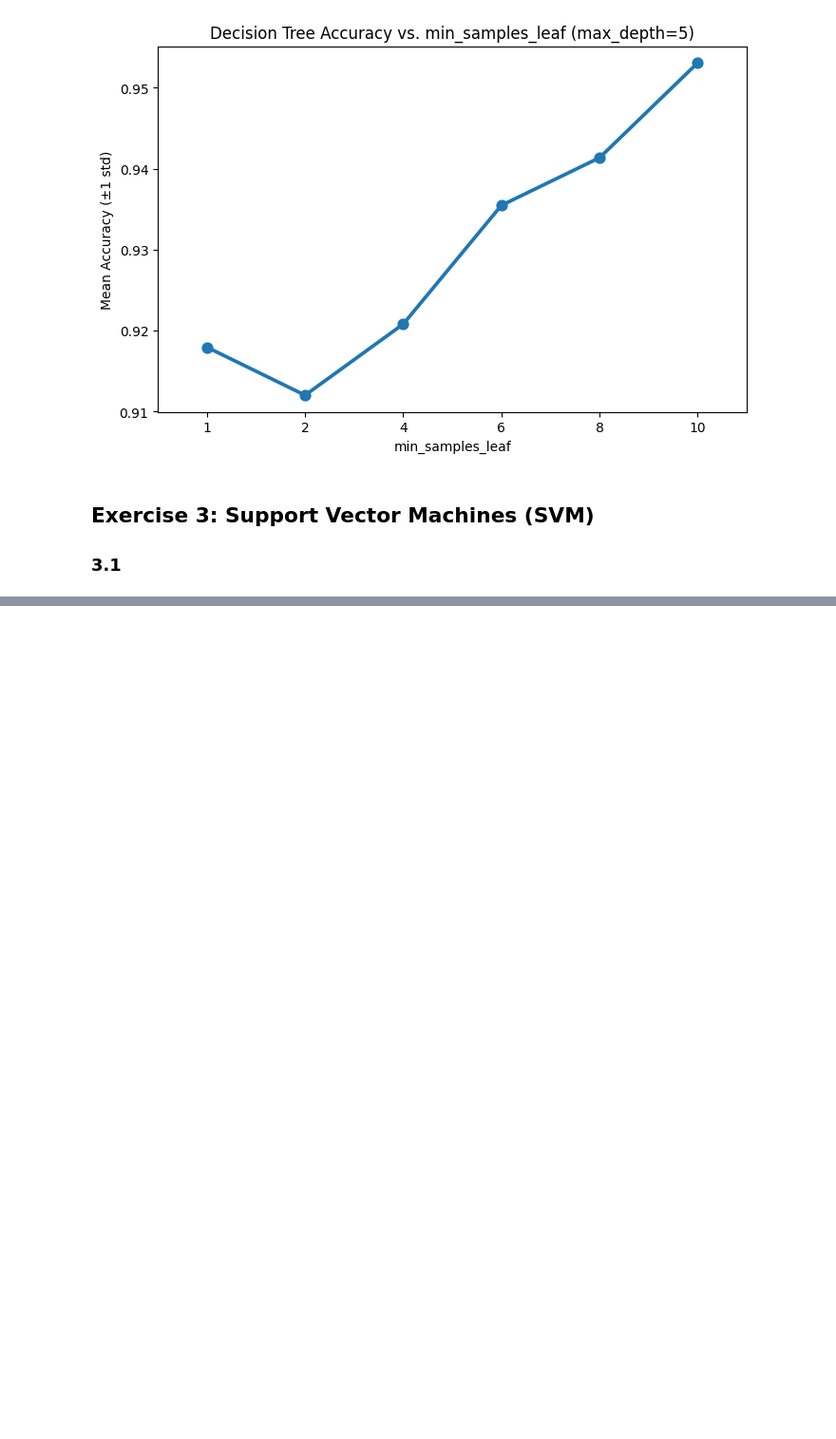
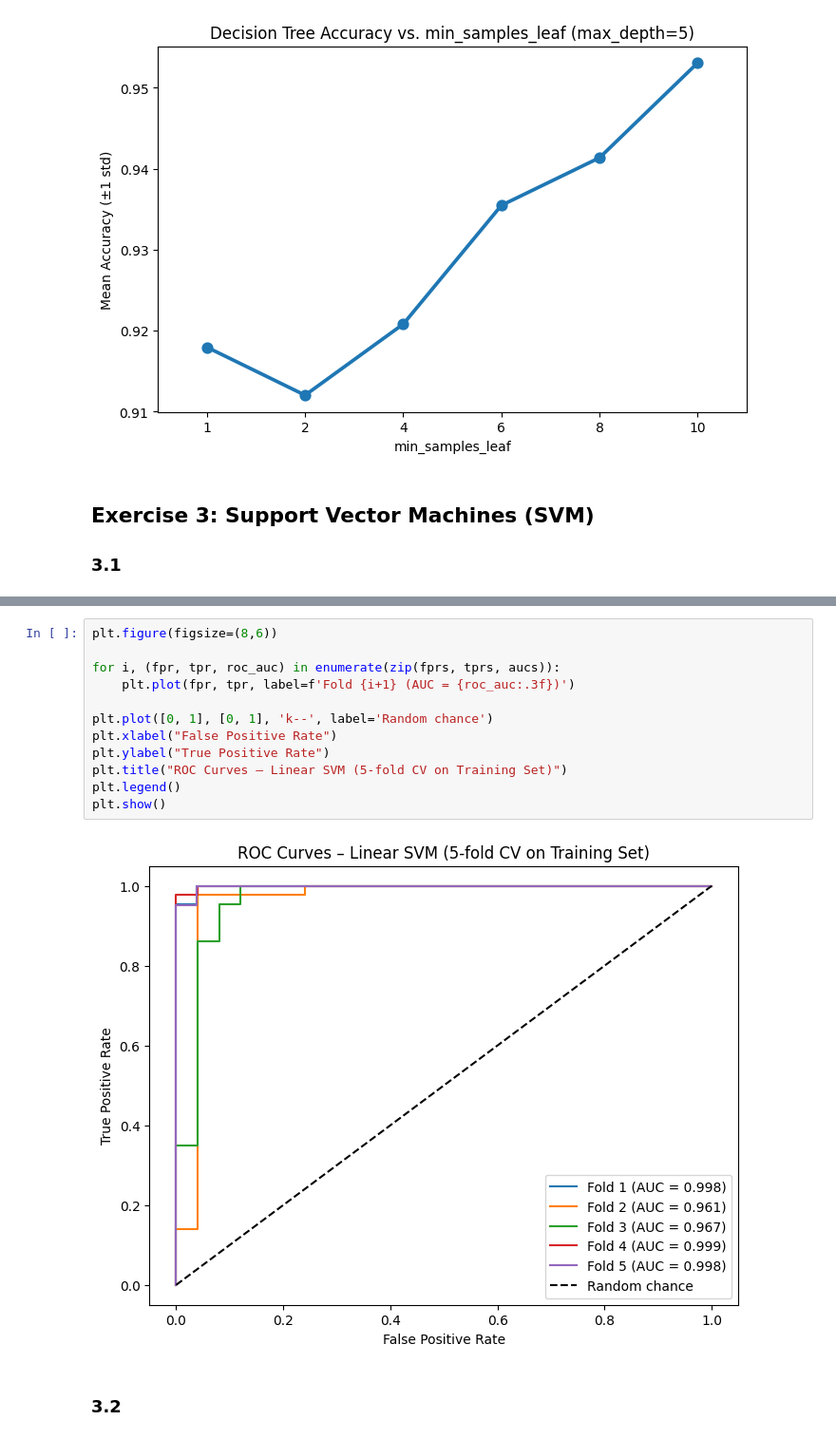
Before and after one commit to Thomabal/machinelearning2, a Jupyter notebook: Oblig2.ipynb, the cells around one changed output, grey strips where cells are left out. Shown at 95% size. Cells and saved outputs as stored; diff of their text form; blank space fills up the shorter version.

```diff
--- a/Oblig2.ipynb
+++ b/Oblig2.ipynb
@@ -239,0 +297,16 @@ plt.show()
+# %%
+plt.figure(figsize=(8,6))
+
+for i, (fpr, tpr, roc_auc) in enumerate(zip(fprs, tprs, aucs)):
+    plt.plot(fpr, tpr, label=f'Fold {i+1} (AUC = {roc_auc:.3f})')
+
+plt.plot([0, 1], [0, 1], 'k--', label='Random chance')
+plt.xlabel("False Positive Rate")
+plt.ylabel("True Positive Rate")
+plt.title("ROC Curves – Linear SVM (5-fold CV on Training Set)")
+plt.legend()
+plt.show()
+# %% [output]
+[figure, added]
+# %% [markdown]
+### 3.2
```
Also changed, not shown: parts of 27 cells of this notebook.
